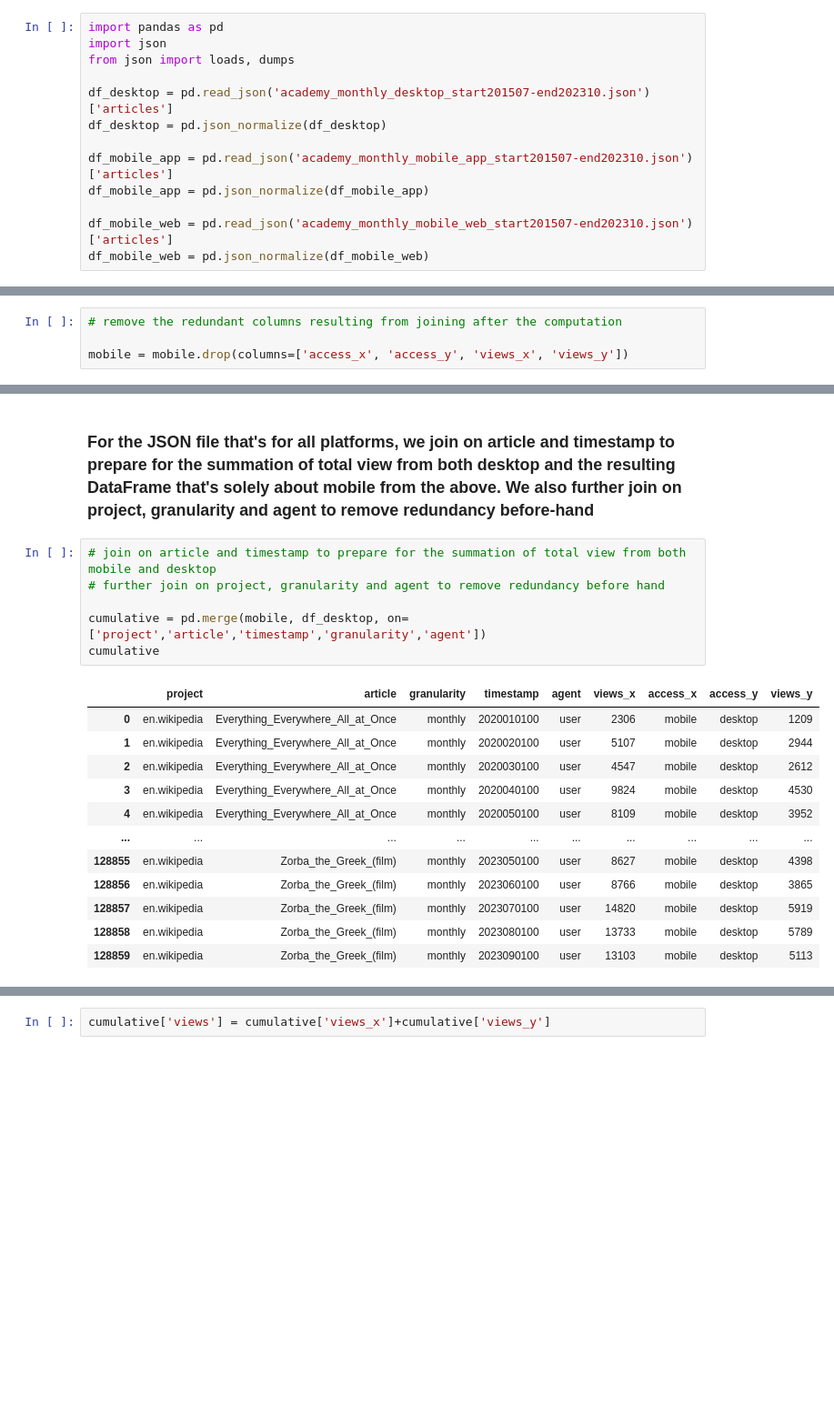
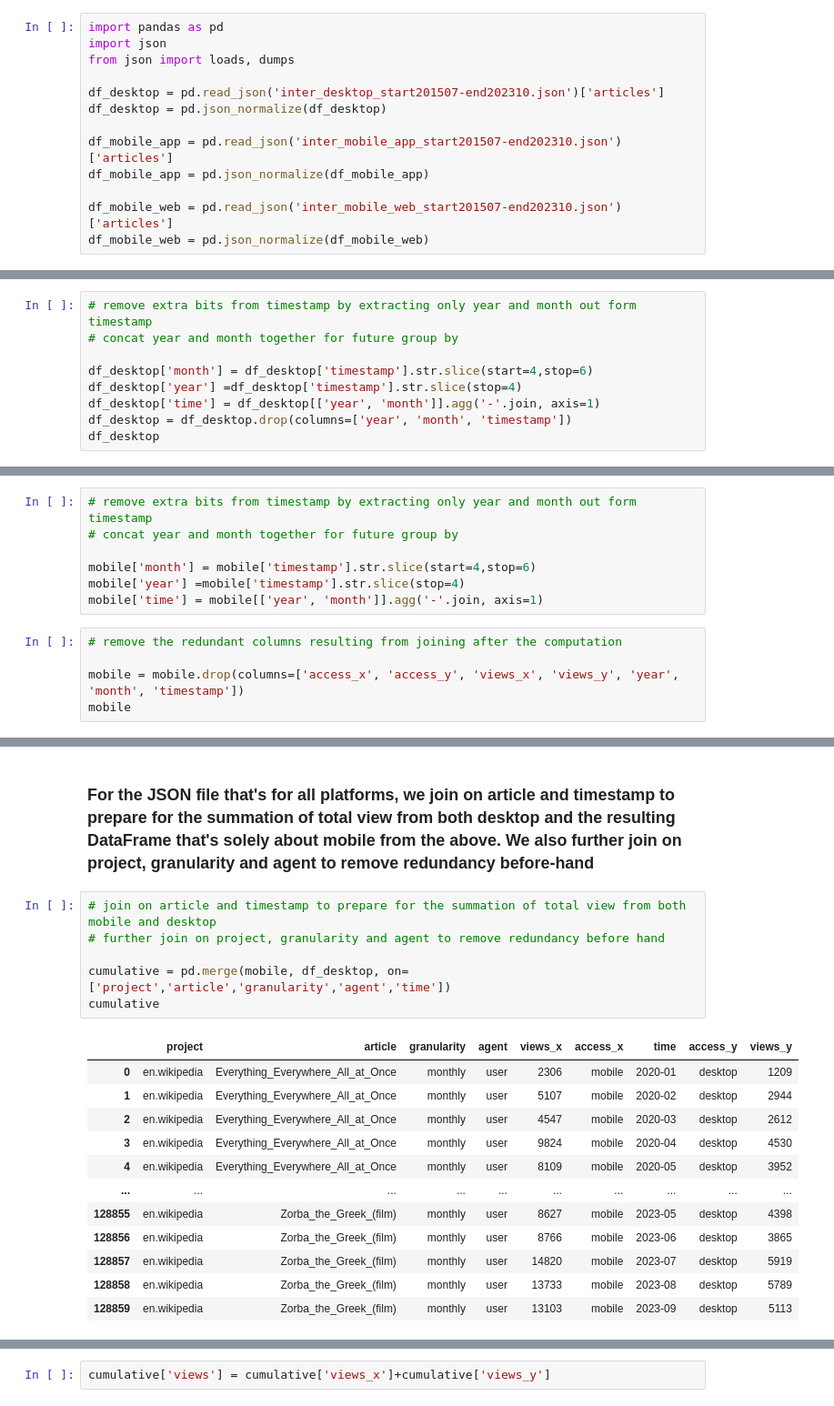
Before and after one commit to hww1999/UW_MSDS_Data512_AU23_HW1, a Jupyter notebook: data/data processing.ipynb, the cells around one changed output, grey strips where cells are left out. Shown: that part at 91% size. Cells and saved outputs as stored; diff of their text form; blank space fills up the shorter version.

Commit message:
make changes to final json files to handle timestamp in advance

```diff
--- a/data/data processing.ipynb
+++ b/data/data processing.ipynb
@@ -5,13 +5,13 @@ import pandas as pd
 import json
 from json import loads, dumps
 
-df_desktop = pd.read_json('academy_monthly_desktop_start201507-end202310.json')['articles']
+df_desktop = pd.read_json('inter_desktop_start201507-end202310.json')['articles']
 df_desktop = pd.json_normalize(df_desktop)
 
-df_mobile_app = pd.read_json('academy_monthly_mobile_app_start201507-end202310.json')['articles']
+df_mobile_app = pd.read_json('inter_mobile_app_start201507-end202310.json')['articles']
 df_mobile_app = pd.json_normalize(df_mobile_app)
 
-df_mobile_web = pd.read_json('academy_monthly_mobile_web_start201507-end202310.json')['articles']
+df_mobile_web = pd.read_json('inter_mobile_web_start201507-end202310.json')['articles']
 df_mobile_web = pd.json_normalize(df_mobile_web)
 # %% [markdown]
 From the below, we have the basic information of the number of views from different platforms.
@@ -66,3 +66,12 @@ df_mobile_web.head()
 | 2 | en.wikipedia | Everything_Everywhere_All_at_Once | monthly | 2020030100 | mobile-web | user | 4427 |
 | 3 | en.wikipedia | Everything_Everywhere_All_at_Once | monthly | 2020040100 | mobile-web | user | 9540 |
 | 4 | en.wikipedia | Everything_Everywhere_All_at_Once | monthly | 2020050100 | mobile-web | user | 7878 |
+# %%
+# remove extra bits from timestamp by extracting only year and month out form timestamp
+# concat year and month together for future group by
+
+df_desktop['month'] = df_desktop['timestamp'].str.slice(start=4,stop=6)
+df_desktop['year'] =df_desktop['timestamp'].str.slice(stop=4)
+df_desktop['time'] = df_desktop[['year', 'month']].agg('-'.join, axis=1)
+df_desktop = df_desktop.drop(columns=['year', 'month', 'timestamp'])
+df_desktop
@@ -94,7 +117,15 @@ mobile['views'] = mobile['views_x']+mobile['views_y']
 # take out the access type for mobile
 
 mobile['access'] = mobile['access_x'].str.slice(stop=6)
+# %%
+# remove extra bits from timestamp by extracting only year and month out form timestamp
+# concat year and month together for future group by
+
+mobile['month'] = mobile['timestamp'].str.slice(start=4,stop=6)
+mobile['year'] =mobile['timestamp'].str.slice(stop=4)
+mobile['time'] = mobile[['year', 'month']].agg('-'.join, axis=1)
 # %%
 # remove the redundant columns resulting from joining after the computation
 
-mobile = mobile.drop(columns=['access_x', 'access_y', 'views_x', 'views_y'])
+mobile = mobile.drop(columns=['access_x', 'access_y', 'views_x', 'views_y', 'year', 'month', 'timestamp'])
+mobile
@@ -103,22 +148,22 @@ mobile = mobile.drop(columns=['access_x', 'access_y', 'views_x', 'views_y'])
 # %%
 # join on article and timestamp to prepare for the summation of total view from both mobile and desktop
 # further join on project, granularity and agent to remove redundancy before hand
 
-cumulative = pd.merge(mobile, df_desktop, on=['project','article','timestamp','granularity','agent'])
+cumulative = pd.merge(mobile, df_desktop, on=['project','article','granularity','agent','time'])
 cumulative
 # %% [output]
-|  | project | article | granularity | timestamp | agent | views_x | access_x | access_y | views_y |
-| 0 | en.wikipedia | Everything_Everywhere_All_at_Once | monthly | 2020010100 | user | 2306 | mobile | desktop | 1209 |
-| 1 | en.wikipedia | Everything_Everywhere_All_at_Once | monthly | 2020020100 | user | 5107 | mobile | desktop | 2944 |
-| 2 | en.wikipedia | Everything_Everywhere_All_at_Once | monthly | 2020030100 | user | 4547 | mobile | desktop | 2612 |
-| 3 | en.wikipedia | Everything_Everywhere_All_at_Once | monthly | 2020040100 | user | 9824 | mobile | desktop | 4530 |
-| 4 | en.wikipedia | Everything_Everywhere_All_at_Once | monthly | 2020050100 | user | 8109 | mobile | desktop | 3952 |
+|  | project | article | granularity | agent | views_x | access_x | time | access_y | views_y |
+| 0 | en.wikipedia | Everything_Everywhere_All_at_Once | monthly | user | 2306 | mobile | 2020-01 | desktop | 1209 |
+| 1 | en.wikipedia | Everything_Everywhere_All_at_Once | monthly | user | 5107 | mobile | 2020-02 | desktop | 2944 |
+| 2 | en.wikipedia | Everything_Everywhere_All_at_Once | monthly | user | 4547 | mobile | 2020-03 | desktop | 2612 |
+| 3 | en.wikipedia | Everything_Everywhere_All_at_Once | monthly | user | 9824 | mobile | 2020-04 | desktop | 4530 |
+| 4 | en.wikipedia | Everything_Everywhere_All_at_Once | monthly | user | 8109 | mobile | 2020-05 | desktop | 3952 |
 | ... | ... | ... | ... | ... | ... | ... | ... | ... | ... |
-| 128855 | en.wikipedia | Zorba_the_Greek_(film) | monthly | 2023050100 | user | 8627 | mobile | desktop | 4398 |
-| 128856 | en.wikipedia | Zorba_the_Greek_(film) | monthly | 2023060100 | user | 8766 | mobile | desktop | 3865 |
-| 128857 | en.wikipedia | Zorba_the_Greek_(film) | monthly | 2023070100 | user | 14820 | mobile | desktop | 5919 |
-| 128858 | en.wikipedia | Zorba_the_Greek_(film) | monthly | 2023080100 | user | 13733 | mobile | desktop | 5789 |
-| 128859 | en.wikipedia | Zorba_the_Greek_(film) | monthly | 2023090100 | user | 13103 | mobile | desktop | 5113 |
+| 128855 | en.wikipedia | Zorba_the_Greek_(film) | monthly | user | 8627 | mobile | 2023-05 | desktop | 4398 |
+| 128856 | en.wikipedia | Zorba_the_Greek_(film) | monthly | user | 8766 | mobile | 2023-06 | desktop | 3865 |
+| 128857 | en.wikipedia | Zorba_the_Greek_(film) | monthly | user | 14820 | mobile | 2023-07 | desktop | 5919 |
+| 128858 | en.wikipedia | Zorba_the_Greek_(film) | monthly | user | 13733 | mobile | 2023-08 | desktop | 5789 |
+| 128859 | en.wikipedia | Zorba_the_Greek_(film) | monthly | user | 13103 | mobile | 2023-09 | desktop | 5113 |
 128860 rows × 9 columns
 # %%
 cumulative['views'] = cumulative['views_x']+cumulative['views_y']
```
Also changed, not shown: parts of 5 cells of this notebook, 10 other files.
